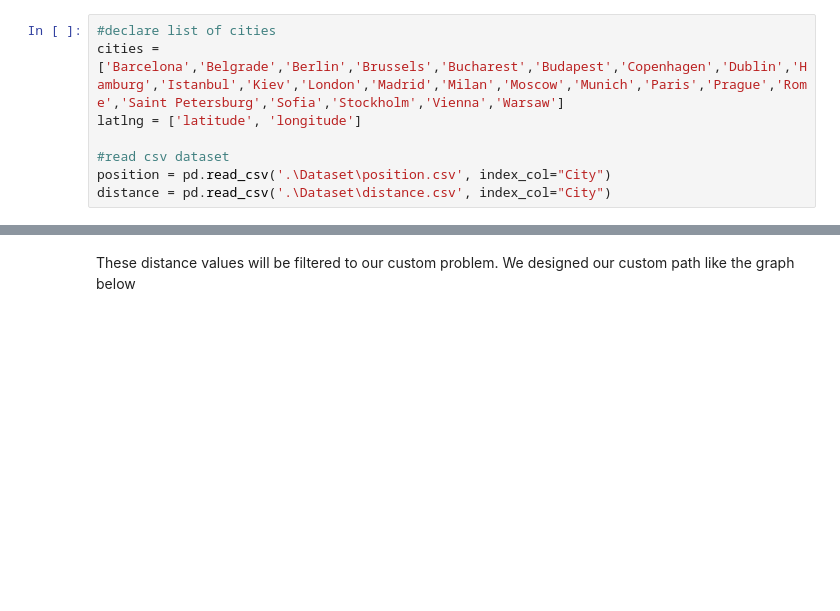
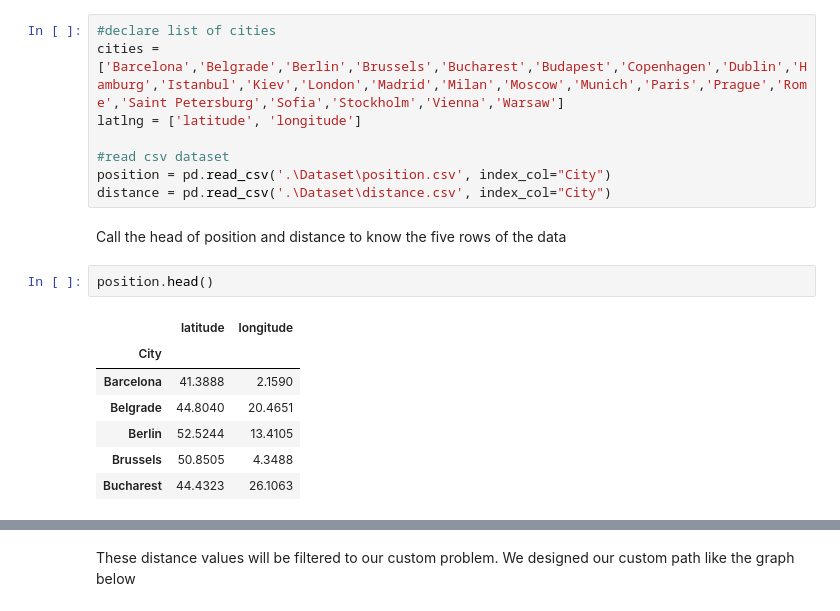
Before and after one commit to meizee/DAA-path-finding, a Jupyter notebook: Shortest Path.ipynb, the cells around one changed output, grey strips where cells are left out. Saved outputs shown, nothing was run; the diff lists cells and outputs as text; blank space fills up the shorter version.

```diff
--- a/Shortest Path.ipynb
+++ b/Shortest Path.ipynb
@@ -18,3 +20,15 @@ latlng = ['latitude', 'longitude']
 #read csv dataset
 position = pd.read_csv('.\Dataset\position.csv', index_col="City")
 distance = pd.read_csv('.\Dataset\distance.csv', index_col="City")
+# %% [markdown]
+Call the head of position and distance to know the five rows of the data
+# %%
+position.head()
+# %% [output]
+|  | latitude | longitude |
+| City |  |  |
+| Barcelona | 41.3888 | 2.1590 |
+| Belgrade | 44.8040 | 20.4651 |
+| Berlin | 52.5244 | 13.4105 |
+| Brussels | 50.8505 | 4.3488 |
+| Bucharest | 44.4323 | 26.1063 |
```
Also changed, not shown: parts of 22 cells of this notebook.
